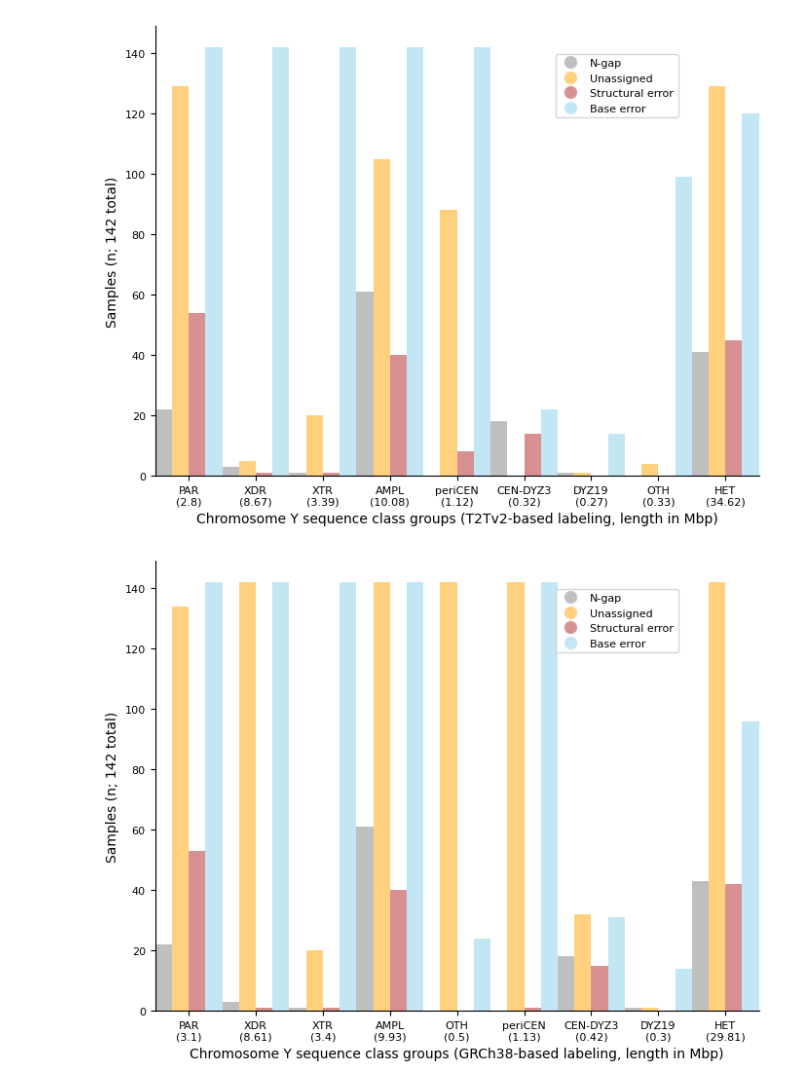
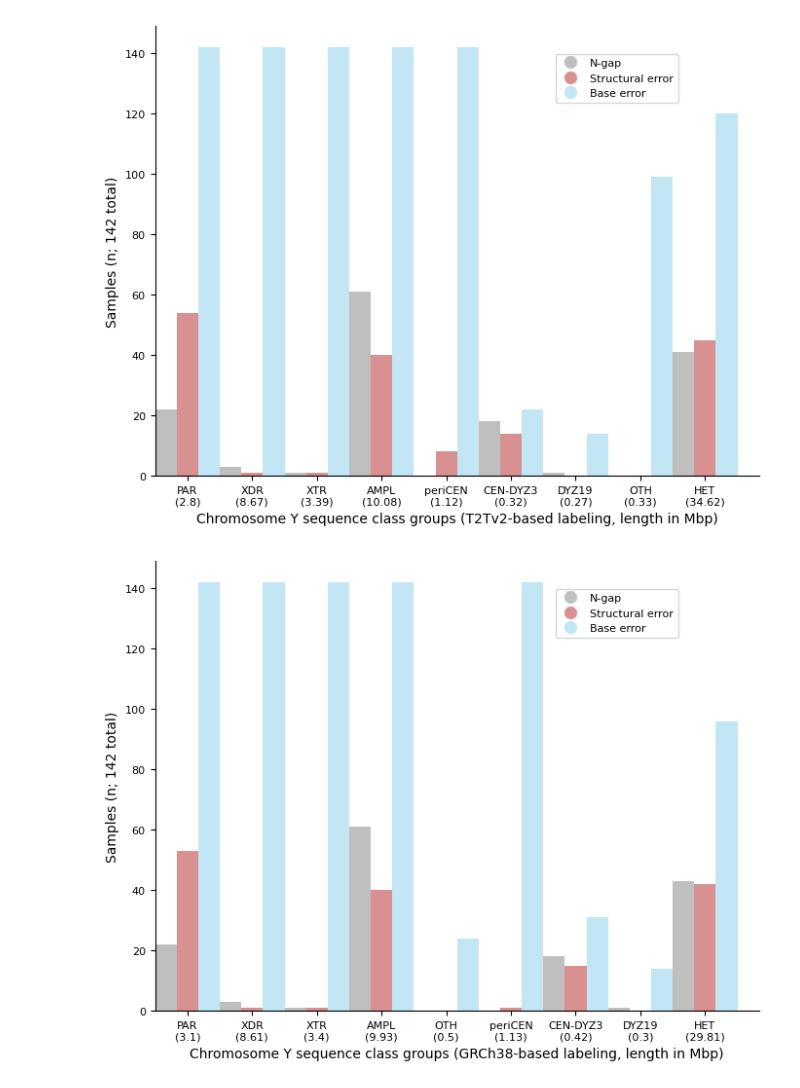
Before and after one commit to core-unit-bioinformatics/project-chrom-y-extended, a Jupyter notebook: codebase/plotting/notebooks/region-overlap-stats/issue-by-group.ipynb, the cells around one changed output. Cells and saved outputs as stored; diff of their text form; code cells hidden in the pictures.

Commit message:
upd plotting nbs

```diff
--- a/codebase/plotting/notebooks/region-overlap-stats/issue-by-group.ipynb
+++ b/codebase/plotting/notebooks/region-overlap-stats/issue-by-group.ipynb
@@ -10,8 +10,14 @@ NB_PATH = pl.Path(_NB_SESSION).parent
 NB_REL_PATH = NB_PATH.relative_to(CONFIG["project_repo"]).joinpath(NB_NAME)
 
 PLOT_ROOT = CONFIG["plot_root"].joinpath(NB_PATH.stem)
+TABLE_ROOT = CONFIG["table_root"].joinpath(NB_PATH.stem)
 NB_CACHE_FOLDER = CONFIG["nb_cache_folder"]
 DATA_ROOT = CONFIG["project_data"]
+
+import matplotlib as mpl
+
+mpl.rcParams['pdf.fonttype'] = 42
+mpl.rcParams['ps.fonttype'] = 42
 
 print(DATA_ROOT)
 print(PLOT_ROOT)
@@ -25,10 +31,12 @@ import re
 import itertools as itt
 import numpy.random as rng
 import numpy as np
-import matplotlib as mpl
 import matplotlib.pyplot as plt
 import matplotlib.colors as mplcol
 import matplotlib.lines as mpllin
+import math as ma
+
+
 
 PAPER_CONTENT = True
 
@@ -91,6 +99,8 @@ COLORMAP = IssueColors()
 legend_elements = []
 
 for other, legend_label in zip(COLORMAP.get_issue_labels(), COLORMAP.get_color_labels()):
+    if other == "UNASSIGNED":
+        continue
     color = getattr(COLORMAP, other)
     elem = mpllin.Line2D(
         [], [], color="white",
@@ -136,8 +146,6 @@ summary_by_sample = []
 for summ_file in summary_files:
     ref = summ_file.name.split(".")[0]
     assert ref in ref_files
-    print("---")
-    print(ref)
     label_order, group_sizes = load_label_order(ref)
     df = pd.read_csv(summ_file, sep="\t", header=0)
     num_samples = df["sample"].nunique()
@@ -152,26 +160,35 @@ for summ_file in summary_files:
         group_label_size = group_sizes[label]
         size_in_mbp = round(group_label_size/int(1e6), 2)
         x_regions.append(f"{label}\n({size_in_mbp})")
-        print(label)
         select_label = df["label_group"] == label
         for assigned in assigned_issues:
             select_issue = df["name"] == assigned
             select_for = select_label & select_issue
-            samples_hit = df.loc[select_for, "sample"].nunique()
+            samples_hit = df.loc[select_for, "sample"].unique()
+            # decision by PH: do not show the 'unassigned'
+            # group because it is not meaningful enough ad hoc
+            summary_by_sample.extend(
+                [(ref, smp, label, assigned, 1) for smp in samples_hit]
+            )
+            if assigned == "UNASSIGNED":
+                continue
             x_labels.append((label, assigned))
-            bar_heights.append(samples_hit)
+            bar_heights.append(len(samples_hit))
 
         for overlapping in overlap_issues:
             select_issue = df[f"{overlapping}_n"] > 0
             select_for = select_label & select_issue
-            samples_hit = df.loc[select_for, "sample"].nunique()
+            samples_hit = df.loc[select_for, "sample"].unique()
+            summary_by_sample.extend(
+                [(ref, smp, label, overlapping, 1) for smp in samples_hit]
+            )
             x_labels.append((label, overlapping))
-            bar_heights.append(samples_hit)
+            bar_heights.append(len(samples_hit))
 
     fig, ax = plt.subplots(figsize=(8,6))
     colors = [getattr(COLORMAP, t[1]) for t in x_labels]
     x_pos = np.arange(0.25/2, len(x_labels)+1, step=0.25)[:len(bar_heights)]
-    print(x_pos.max())
+    last_x_pos = x_pos.max()
     #tick_labels = ["\n".join(label) for label in x_labels]
     ax.bar(
         x_pos[:len(bar_heights)],
@@ -180,11 +197,11 @@ for summ_file in summary_files:
         width=0.25, linewidth=0.,
         edgecolor="white", align="center"
     )
-    x_ticks = np.arange(0.5, 18, step=1)[:len(x_regions)]
+    x_ticks = np.arange(0.75/2, 18, step=0.75)[:len(x_regions)]
     tick_labels = x_regions
     ax.set_xticks(x_ticks)
     ax.set_xticklabels(tick_labels, rotation=0)
-    ax.set_xlim((0., 9))
+    ax.set_xlim((0., ma.ceil(last_x_pos)))
     ax.tick_params(axis="both", which="major", labelsize=8)
     ax.spines["top"].set_visible(False)
     ax.spines["right"].set_visible(False)
@@ -194,7 +211,22 @@ for summ_file in summary_files:
 
     out_file = PLOT_ROOT.joinpath("issue-by-group", f"fig1_panel_issues-group.{ref}.png")
     out_file.parent.mkdir(exist_ok=True, parents=True)
-    plt.savefig(out_file, bbox_inches="tight", dpi=150)
+    plt.savefig(out_file, bbox_inches="tight", dpi=150, transparent=None, facecolor="w")
+    out_file = out_file.with_suffix(".pdf")
+    plt.savefig(out_file, bbox_inches="tight", transparent=None, facecolor="w")
+
+summary = pd.DataFrame.from_records(summary_by_sample, columns=["ref", "sample", "region", "issue", "hit"])
+summary.sort_values(["ref", "sample", "region", "issue"], inplace=True)
+out_tsv = TABLE_ROOT.joinpath("issue-by-group", f"fig1_panel_issues-group.source-data.{ref}.tsv")
+out_tsv.parent.mkdir(exist_ok=True, parents=True)
+summary.to_csv(out_tsv, sep="\t", header=True, index=False)
+
+agg = summary.groupby(["ref", "region", "issue"])["hit"].sum()
+
+for (ref, region, issue), count in agg.items():
+    if ref != "t2tv2":
+        continue
+    print(region, issue, count)
 # %% [output]
 /home/ebertp/work/projects/chrom-y-extended
 /home/ebertp/work/cloud/sciebo/share/outgoing/projects/project-chrom-y-extended/plots/region-overlap-stats
@@ -216,2 +248,2 @@ HET
-[figure, old version]
+[figure, new version]
-[figure, old version]
+[figure, new version]
```
Also changed, not shown: parts of 1 cell of this notebook, 2 other files.
